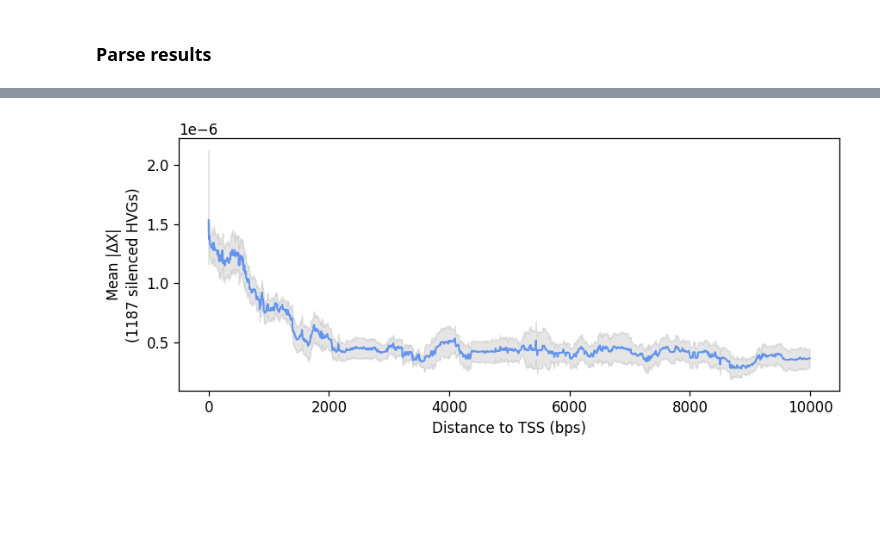
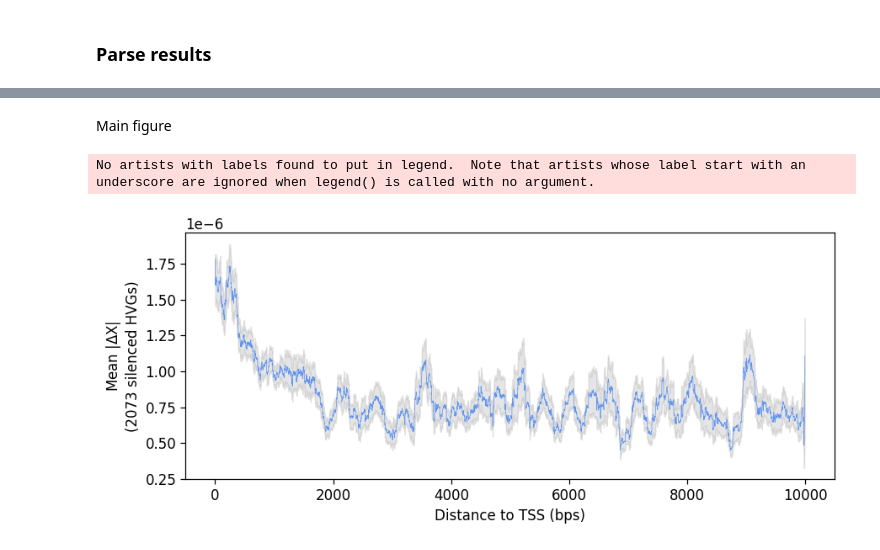
Before and after one commit to Center-for-Health-Data-Science/multiDGD_paper, a Jupyter notebook: experiments/04_gene2peak/analysis/TSS_perturbation.ipynb, the cells around one changed output, grey strips where cells are left out. Saved outputs shown, nothing was run; the diff lists cells and outputs as text; code cells hidden in the pictures; blank space fills up the shorter version.

```diff
--- a/experiments/04_gene2peak/analysis/TSS_perturbation.ipynb
+++ b/experiments/04_gene2peak/analysis/TSS_perturbation.ipynb
@@ -221,14 +202,43 @@ rollsd_df['mean_delta'] = pd.to_numeric(rollsd_df['mean_delta'])
+# %%
+true_tss_res_df = tss_res_df[tss_res_df.set == 'true'].sort_values('distance').drop_duplicates()
+ctrl_tss_res_df = tss_res_df[tss_res_df.set == 'neg_control'].sort_values('distance').drop_duplicates()
+# %%
+def get_mean_signal(true_tss_res_df,  wi_size = 200):
+    ixs_ls = []
+    for x in np.arange(0,10000):
+        ixs = np.where((true_tss_res_df['distance'] >= x) & (true_tss_res_df['distance'] < x+w_size))[0]
+        ixs_ls.append(ixs)
+
+    means_ls = []
+    sds_ls = []
+    for ixs in ixs_ls:
+        means = true_tss_res_df.iloc[ixs]['mean_delta'].mean()
+        means_ls.append(means)
+        sds_ls.append(true_tss_res_df.iloc[ixs]['mean_delta'].sem())
+
+    df = pd.DataFrame([np.array(means_ls), np.array(sds_ls), np.arange(0,10000)]).T
+#     df.columns = ['mean_delta','sd_mean_delta', 'distance']
+    return(df)
+# %%
+df_averaged = get_mean_signal(true_tss_res_df)
+df_ctrl_averaged = get_mean_signal(ctrl_tss_res_df)
+# %%
+df_averaged.columns = ['mean_delta','sd_mean_delta', 'distance']
+df_ctrl_averaged.columns = ['mean_delta','sd_mean_delta', 'distance']
+# %% [markdown]
+Main figure
 # %%
 plt.rcParams['figure.figsize'] = [9,4]
-sns.lineplot(data=rollmean_df, x='distance', y='mean_delta', color=palette_2colrs[1], linewidth=1.5)
-plt.fill_between(rollmean_df['distance'], rollmean_df['mean_delta'] - rollsd_df['mean_delta'], rollmean_df['mean_delta'] + rollsd_df['mean_delta'], alpha=0.2, color='grey')
-ax_list[-1].legend(bbox_to_anchor=(1.+legend_x_dist, 1.+legend_y_dist),
+sns.lineplot(data=df_averaged, x='distance', y='mean_delta', color=palette_2colrs[1], linewidth=0.5)
+plt.fill_between(df_averaged['distance'], df_averaged['mean_delta'] - df_averaged['sd_mean_delta'], df_averaged['mean_delta'] + df_averaged['sd_mean_delta'], alpha=0.2, color='grey')
+plt.legend(bbox_to_anchor=(1.+legend_x_dist, 1.+legend_y_dist),
                    loc='upper left', frameon=False,
                    handletextpad=handletextpad);
 plt.xlabel("Distance to TSS (bps)");
 # plt.text(8000, 1.6e-6, s=f'{n_genes} HVGs');
 plt.ylabel("Mean |$\Delta$X|\n({n_genes} silenced HVGs)".format(n_genes = n_genes));
 plt.tight_layout()
 plt.savefig("/home/jovyan/mount/gdrive/DGD_multiomics/plot_outputs/TSS_signal.pdf");
 # %% [output]
+No artists with labels found to put in legend.  Note that artists whose label start with an underscore are ignored when legend() is called with no argument.
-[figure, old version]
+[figure, new version]
```
Also changed, not shown: parts of 11 cells of this notebook, 1 other file.
